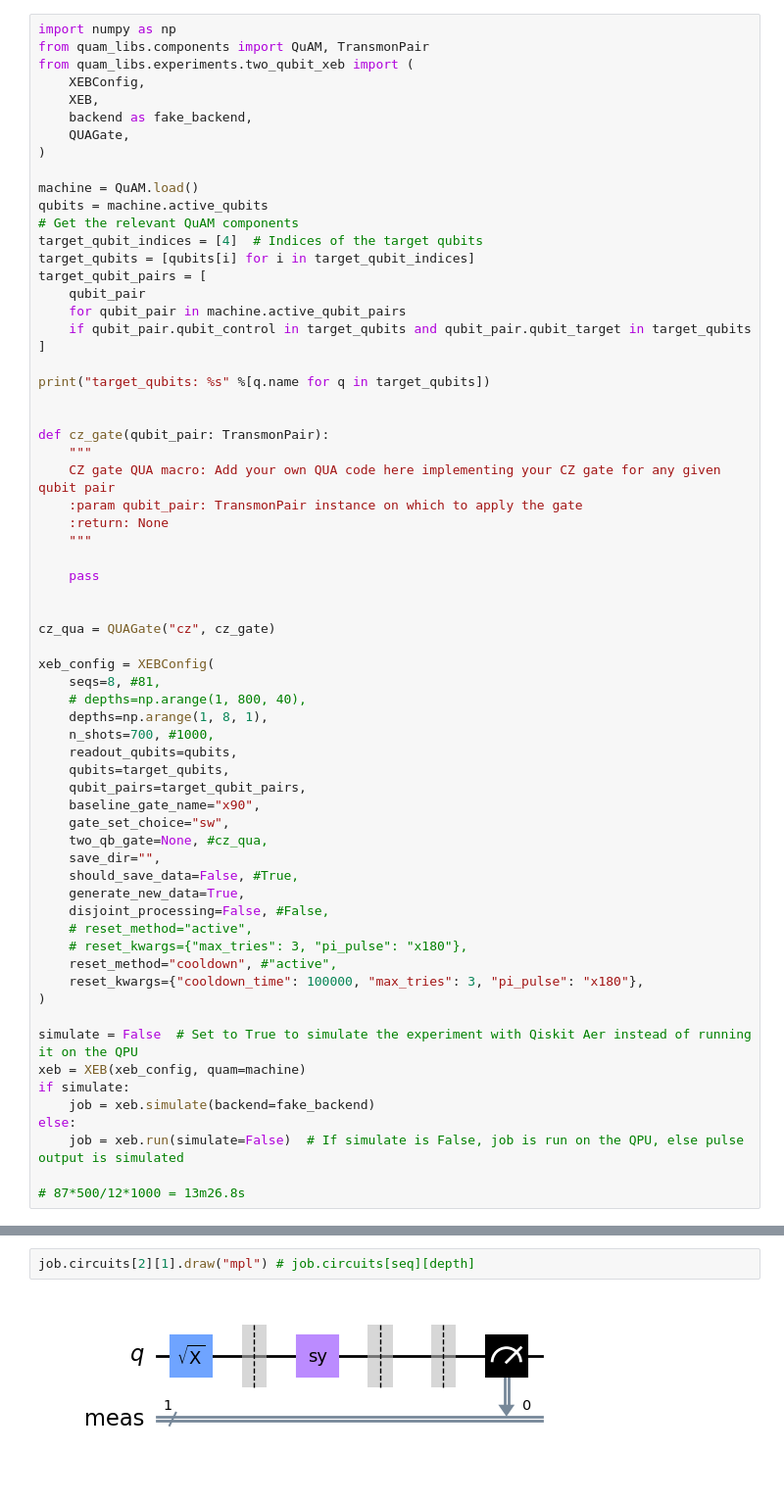
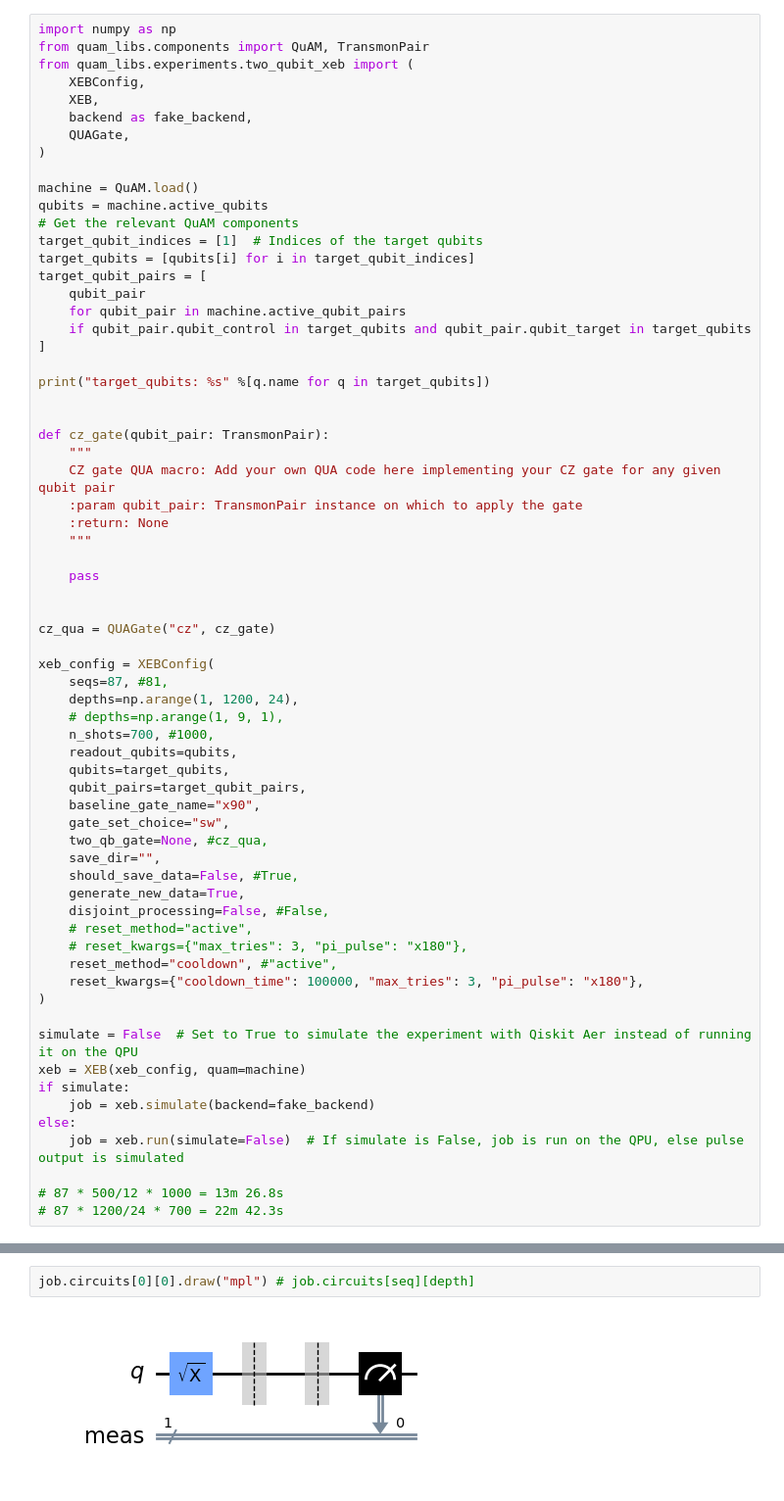
Before and after one commit to asqum/qua-libs, a Jupyter notebook: Quantum-Control-Applications-QuAM/Superconducting/calibrations/26_two_qubit_xeb.ipynb, the cells around one changed output, grey strips where cells are left out. Shown at 98% size. Drawn from its saved outputs; the diff is of its cells as text.

```diff
--- a/Quantum-Control-Applications-QuAM/Superconducting/calibrations/26_two_qubit_xeb.ipynb
+++ b/Quantum-Control-Applications-QuAM/Superconducting/calibrations/26_two_qubit_xeb.ipynb
@@ -11,7 +11,7 @@ from quam_libs.experiments.two_qubit_xeb import (
 machine = QuAM.load()
 qubits = machine.active_qubits
 # Get the relevant QuAM components
-target_qubit_indices = [4]  # Indices of the target qubits
+target_qubit_indices = [1]  # Indices of the target qubits
 target_qubits = [qubits[i] for i in target_qubit_indices]
 target_qubit_pairs = [
     qubit_pair
@@ -35,9 +35,9 @@ def cz_gate(qubit_pair: TransmonPair):
 cz_qua = QUAGate("cz", cz_gate)
 
 xeb_config = XEBConfig(
-    seqs=8, #81,
-    # depths=np.arange(1, 800, 40),
-    depths=np.arange(1, 8, 1),
+    seqs=87, #81,
+    depths=np.arange(1, 1200, 24),
+    # depths=np.arange(1, 9, 1),
     n_shots=700, #1000,
     readout_qubits=qubits,
     qubits=target_qubits,
@@ -62,5 +62,6 @@ if simulate:
 else:
     job = xeb.run(simulate=False)  # If simulate is False, job is run on the QPU, else pulse output is simulated
 
-# 87*500/12*1000 = 13m26.8s
+# 87 * 500/12 * 1000 = 13m 26.8s
+# 87 * 1200/24 * 700 = 22m 42.3s
 # %% [output]
@@ -73,7 +73,7 @@ ge_thresholds[0]: 3.37308134926291e-05
 # %%
-job.circuits[2][1].draw("mpl") # job.circuits[seq][depth]
+job.circuits[0][0].draw("mpl") # job.circuits[seq][depth]
 # %% [output]
-[figure, old version]
+[figure, new version]
 # %%
 
 result = job.result()
```
Also changed, not shown: parts of 3 cells of this notebook, 2 other files.
